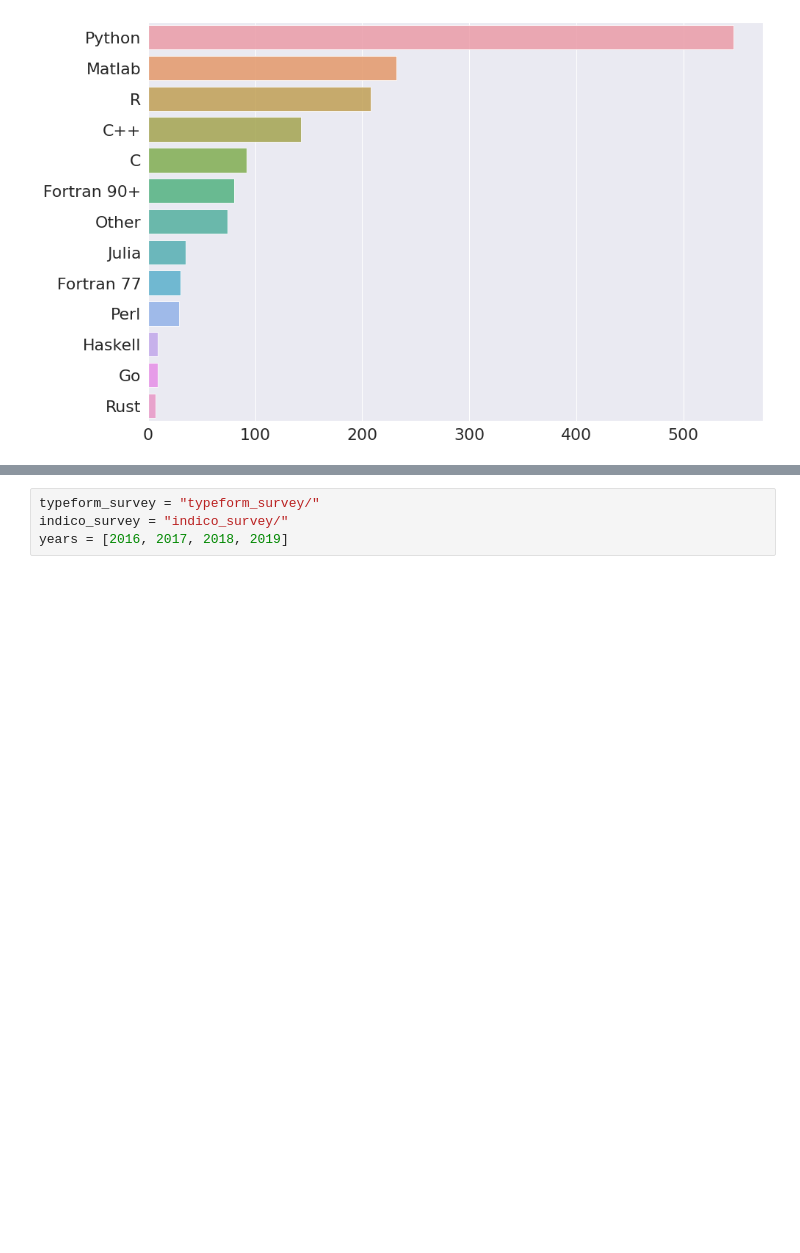
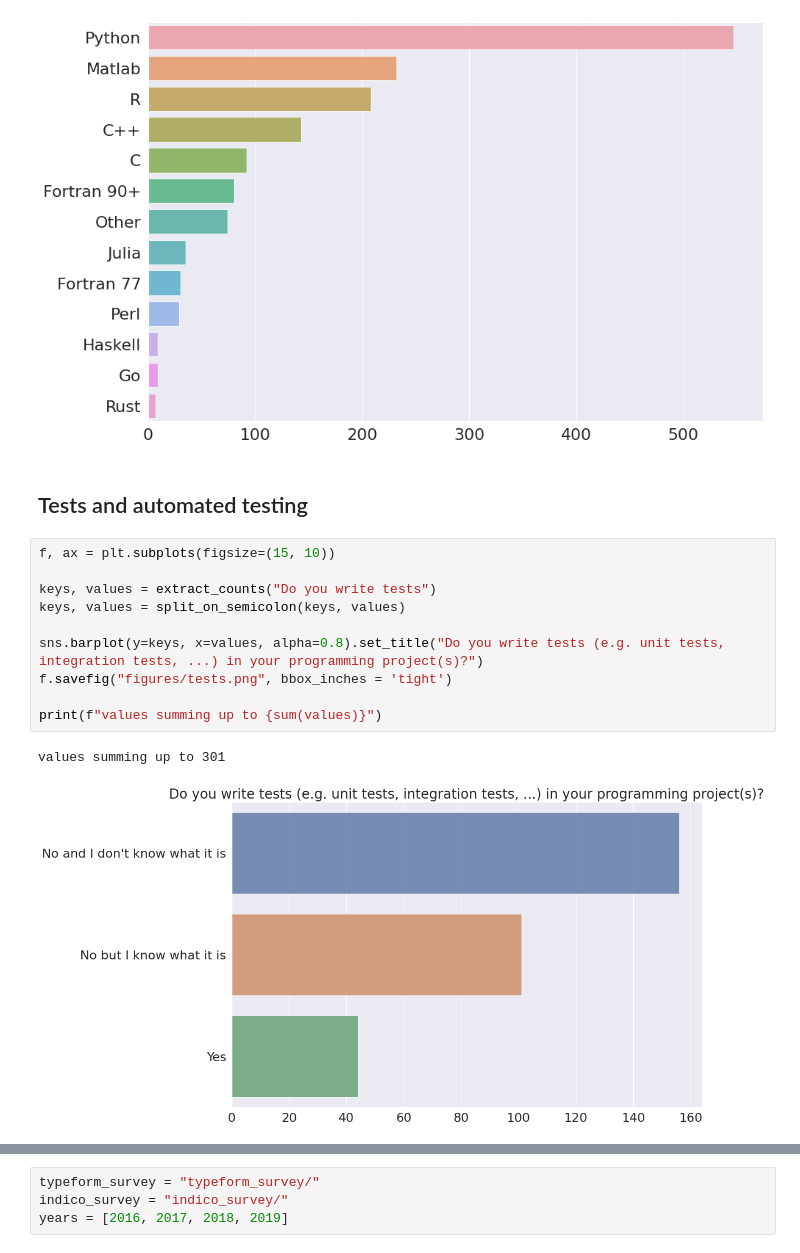
Before and after one commit to coderefinery/pre-workshop-survey, a Jupyter notebook: survey-analysis.ipynb, the cells around one changed output, grey strips where cells are left out. Saved outputs shown, nothing was run; the diff lists cells and outputs as text; blank space fills up the shorter version.

Commit message:
data about automated testing

```diff
--- a/survey-analysis.ipynb
+++ b/survey-analysis.ipynb
@@ -197,3 +197,18 @@ print(f"values summing up to {sum(values)}")
 # %% [output]
 values summing up to 1495
 [figure]
+# %% [markdown]
+## Tests and automated testing
+# %%
+f, ax = plt.subplots(figsize=(15, 10))
+
+keys, values = extract_counts("Do you write tests")
+keys, values = split_on_semicolon(keys, values)
+
+sns.barplot(y=keys, x=values, alpha=0.8).set_title("Do you write tests (e.g. unit tests, integration tests, ...) in your programming project(s)?")
+f.savefig("figures/tests.png", bbox_inches = 'tight')
+
+print(f"values summing up to {sum(values)}")
+# %% [output]
+values summing up to 301
+[figure, added]
```
Also changed, not shown: parts of 1 cell of this notebook, 2 other files.
